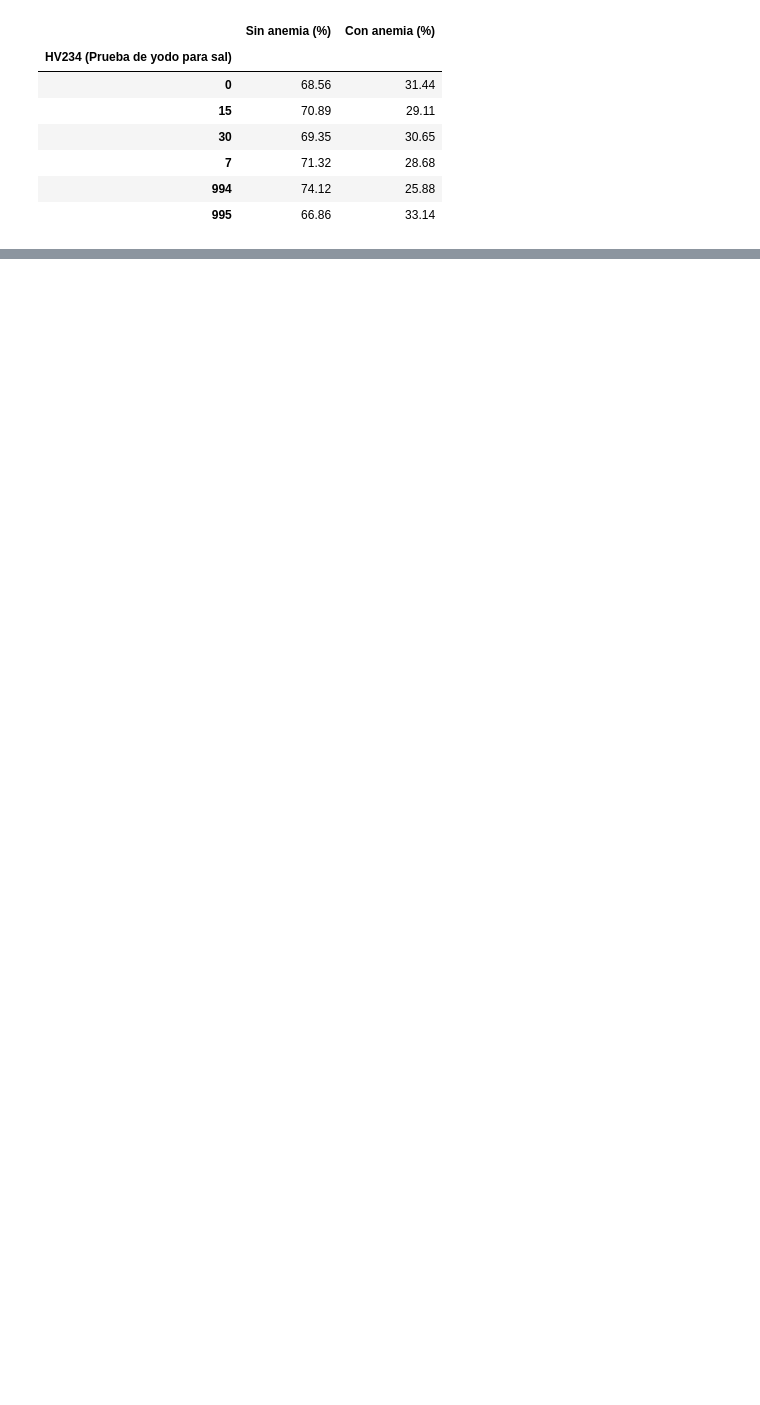
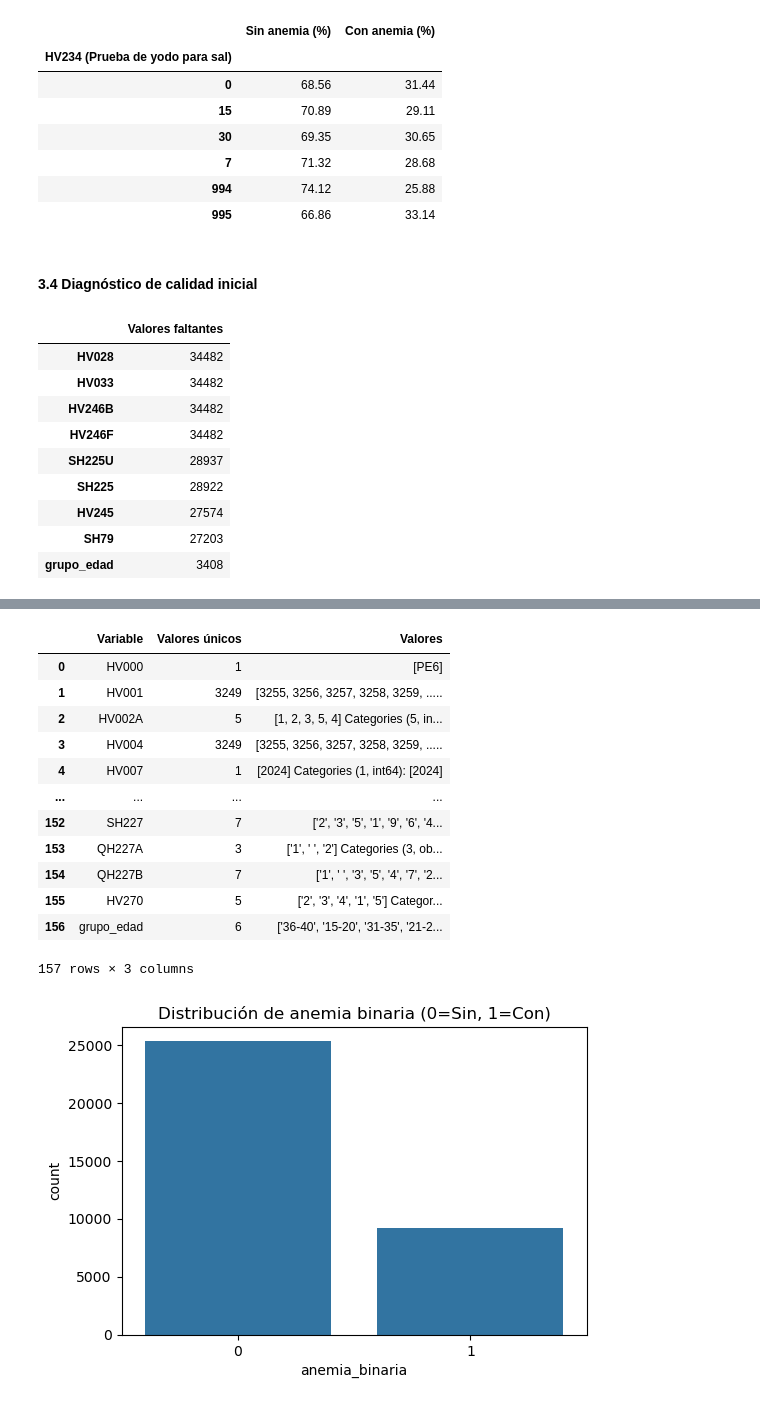
Before and after one commit to abelguevara-upeu/data-minig, a Jupyter notebook: notebooks/md-project/Fase 1-2.ipynb, the cells around one changed output, grey strips where cells are left out. Cells and saved outputs as stored; diff of their text form; code cells hidden in the pictures; blank space fills up the shorter version.

```diff
--- a/notebooks/md-project/Fase 1-2.ipynb
+++ b/notebooks/md-project/Fase 1-2.ipynb
@@ -515,13 +517,17 @@ clasificacion_variables = {
     'texto_identificador': []
 }
 
+# Cargar el diccionario JSON completo para clasificación
+with open(dict_paths['RECHUnion'], 'r', encoding='utf-8') as f:
+    diccionario_completo_union = json.load(f)
+
 # Función para analizar y clasificar variables
 def clasificar_variable(nombre_var, diccionario_info, df_datos):
     """Clasifica una variable según su naturaleza real"""
 
     # Obtener info del diccionario
     var_info = None
-    for var in diccionario_completo['variables']:
+    for var in diccionario_info['variables']:
         if var.get('variable') == nombre_var:
             var_info = var
             break
@@ -608,7 +614,7 @@ def clasificar_variable(nombre_var, diccionario_info, df_datos):
 resultados_clasificacion = []
 
 for columna in df_typed.columns:
-    tipo_clasificado = clasificar_variable(columna, diccionario_completo, df_typed)
+    tipo_clasificado = clasificar_variable(columna, diccionario_completo_union, df_typed)
 
     # Agregar a la lista correspondiente
     clasificacion_variables[tipo_clasificado].append(columna)
@@ -979,3 +990,55 @@ display(tabla)
 | 7 | 71.32 | 28.68 |
 | 994 | 74.12 | 25.88 |
 | 995 | 66.86 | 33.14 |
+# %% [markdown]
+#### 3.4 Diagnóstico de calidad inicial
+# %%
+#### 3.4 Diagnóstico de calidad inicial
+
+import pandas as pd
+
+# 1. Valores faltantes por variable (toda la data filtrada)
+missing_clean = df_typed_clean.isnull().sum()
+missing_clean_df = missing_clean[missing_clean > 0].sort_values(ascending=False).to_frame('Valores faltantes')
+display(missing_clean_df)
+
+# 2. Valores únicos y rangos para todas las variables numéricas
+num_summary = []
+for col in df_typed_clean.select_dtypes(include=[np.number]).columns:
+    num_summary.append({
+        'Variable': col,
+        'Min': df_typed_clean[col].min(),
+        'Max': df_typed_clean[col].max(),
+        'Valores únicos': df_typed_clean[col].nunique()
+    })
+num_summary_df = pd.DataFrame(num_summary)
+display(num_summary_df)
+
+# 3. Valores únicos para todas las variables categóricas
+cat_summary = []
+for col in df_typed_clean.select_dtypes(include=['category', 'object']).columns:
+    cat_summary.append({
+        'Variable': col,
+        'Valores únicos': df_typed_clean[col].nunique(),
+        'Valores': df_typed_clean[col].unique()
+    })
+cat_summary_df = pd.DataFrame(cat_summary)
+display(cat_summary_df)
+
+# 4. Distribución de la variable objetivo (si existe)
+if 'anemia_binaria' in df_typed_clean.columns:
+    plt.figure(figsize=(6,4))
+    sns.countplot(x='anemia_binaria', data=df_typed_clean)
+    plt.title("Distribución de anemia binaria (0=Sin, 1=Con)")
+    plt.show()
+# %% [output]
+|  | Valores faltantes |
+| HV028 | 34482 |
+| HV033 | 34482 |
+| HV246B | 34482 |
+| HV246F | 34482 |
+| SH225U | 28937 |
+| SH225 | 28922 |
+| HV245 | 27574 |
+| SH79 | 27203 |
+| grupo_edad | 3408 |
@@ -981,0 +1062,14 @@ display(tabla)
+|  | Variable | Valores únicos | Valores |
+| 0 | HV000 | 1 | [PE6] |
+| 1 | HV001 | 3249 | [3255, 3256, 3257, 3258, 3259, ..... |
+| 2 | HV002A | 5 | [1, 2, 3, 5, 4] Categories (5, in... |
+| 3 | HV004 | 3249 | [3255, 3256, 3257, 3258, 3259, ..... |
+| 4 | HV007 | 1 | [2024] Categories (1, int64): [2024] |
+| ... | ... | ... | ... |
+| 152 | SH227 | 7 | ['2', '3', '5', '1', '9', '6', '4... |
+| 153 | QH227A | 3 | ['1', ' ', '2'] Categories (3, ob... |
+| 154 | QH227B | 7 | ['1', ' ', '3', '5', '4', '7', '2... |
+| 155 | HV270 | 5 | ['2', '3', '4', '1', '5'] Categor... |
+| 156 | grupo_edad | 6 | ['36-40', '15-20', '31-35', '21-2... |
+157 rows × 3 columns
+[figure, added]
```
Also changed, not shown: parts of 5 cells of this notebook.
